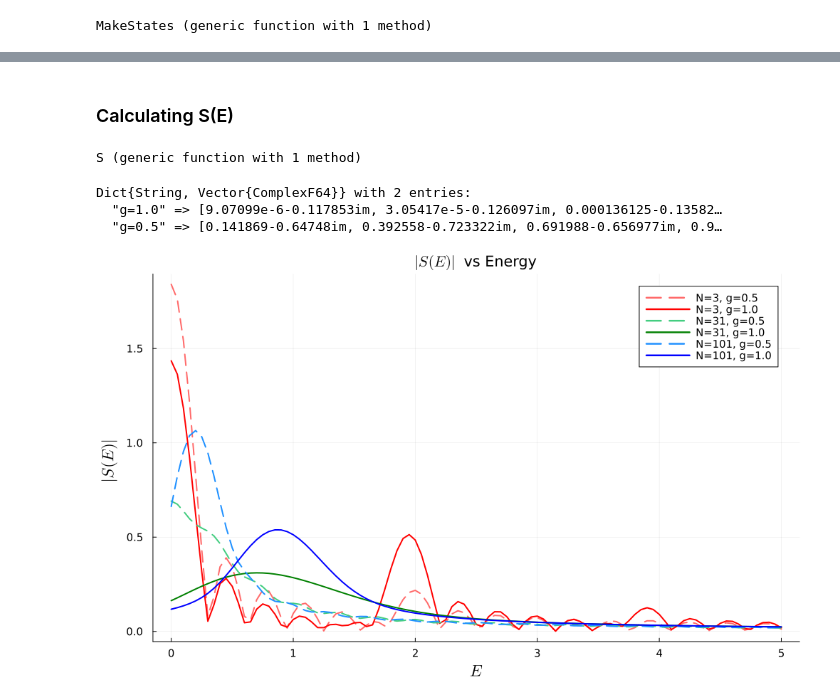
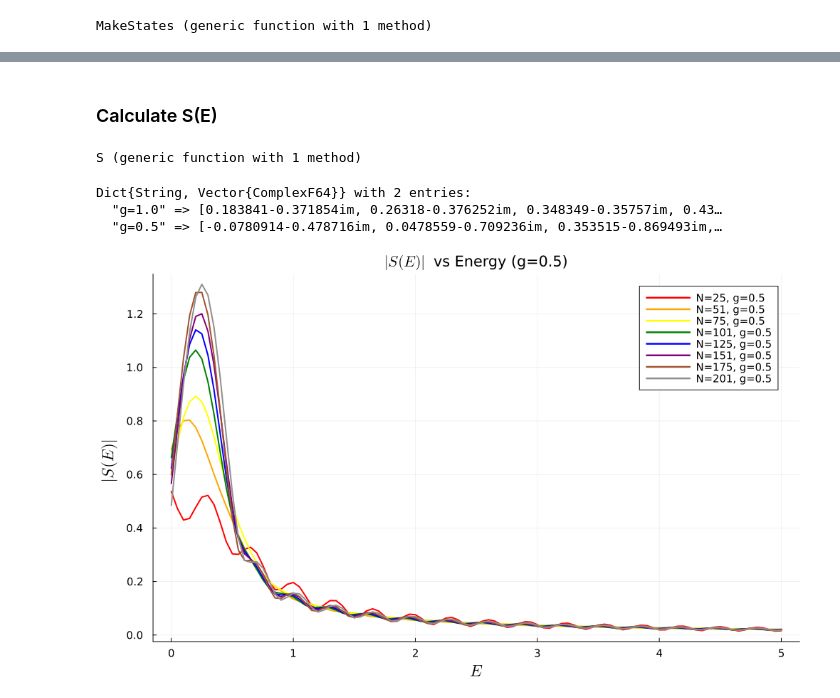
Before and after one commit to SlvrOxgnNtgnYttrm/Simulating-Collider-Physics-Using-Tensor-Networks, a Jupyter notebook: Soft Function.ipynb, the cells around one changed output, grey strips where cells are left out. Drawn from its saved outputs; the diff is of its cells as text; code cells hidden in the pictures.

```diff
--- a/Soft Function.ipynb
+++ b/Soft Function.ipynb
@@ -200,15 +144,18 @@ for g in g_list
     S_t_list = ComplexF64[] #Create temporary lists for storing S(t), the Psi_0 MPS, and the Psi_t MPS for a given value of g
     if haskey(SF_data_group, "g=$g") == false #Check if the "g=$g" subgroup doesn't exist
         create_group(SF_data_group, "g=$g") #Create a subgroup within the "N=$N, m=$mass, dp=$dp" group corresponding to the given value of g
+        if haskey(SF_MPS_group, "g=$g") == false
+            create_group(SF_MPS_group, "g=$g")
+        end
         for t in t_range
             #Calculate S(t) by taking the inner product between |Psi_0> and |Psi_t>
             Psi_0, Psi_t = MakeStates(g, t)
 
-            if haskey(SF_data_group["g=$g"], "Psi_0, t=$t") == false
-                SF_data_group["g=$g"]["Psi_0, t=$t"] = Psi_0 #Create a dataset containing the Psi_0 MPS at timestep t for a given value of g
+            if haskey(SF_MPS_group["g=$g"], "Psi_0, t=$t") == false
+                SF_MPS_group["g=$g"]["Psi_0, t=$t"] = Psi_0 #Create a dataset containing the Psi_0 MPS at timestep t for a given value of g
             end
-            if haskey(SF_data_group["g=$g"], "Psi_t, t=$t") == false
-                SF_data_group["g=$g"]["Psi_t, t=$t"] = Psi_t #Create a dataset containing the Psi_t MPS at timestep t for a given value of g
+            if haskey(SF_MPS_group["g=$g"], "Psi_t, t=$t") == false
+                SF_MPS_group["g=$g"]["Psi_t, t=$t"] = Psi_t #Create a dataset containing the Psi_t MPS at timestep t for a given value of g
             end
 
             S_t = inner(Psi_t, Psi_0)
@@ -287,5 +234,5 @@ title!("\$|S(t)|^2\$ vs time")
 # %% [markdown]
-### Calculating S(E)
+### Calculate S(E)
 # %%
 function S(E::Real, S_t)
     dt = (2/dx)/(length(t_range)-1)
@@ -300,7 +247,7 @@ end
 # %% [output]
 S (generic function with 1 method)
 # %%
-E_range = 0:0.05:15
+E_range = 0:0.05:5
 for (i, g) in enumerate(g_list)
     S_E_list = ComplexF64[] #Create a temporary list for containing S(E) values for a given value of g
     S_E_list = [S(E, S_t_list_g["g=$g"]) for E in E_range] #Store S(E) for each value of E
@@ -313,48 +260,34 @@ end
 S_E_list_g = Dict("g=$g" => [SF_data_group["g=$g"]["S(E)"][i] for i in 1:length(E_range)] for g in g_list)
 # %% [output]
 Dict{String, Vector{ComplexF64}} with 2 entries:
-  "g=1.0" => [9.07099e-6-0.117853im, 3.05417e-5-0.126097im, 0.000136125-0.13582…
-  "g=0.5" => [0.141869-0.64748im, 0.392558-0.723322im, 0.691988-0.656977im, 0.9…
+  "g=1.0" => [0.183841-0.371854im, 0.26318-0.376252im, 0.348349-0.35757im, 0.43…
+  "g=0.5" => [-0.0780914-0.478716im, 0.0478559-0.709236im, 0.353515-0.869493im,…
 # %%
 gr()
 plot()
-#= for (i, g) in enumerate(g_list)
+N_list = [25, 51, 75, 101, 125, 151, 175, 201]
+group_name = ["N=$(N_list[i]), m=2.3, dp=$(12.5/((N_list[i])*dx))" for i in 1:length(N_list)]
+colors = ["red", "orange", "yellow", "green", "blue", "purple", "sienna", "gray56"]
+for (n, N) in enumerate(N_list)
     plot!(
-        E_range,
-        [abs(S_E_list_g["g=$g"][k]) for k in 1:length(E_range)];
-        label = "g=$g",
+        E_range[1:101],
+        [abs(SF_data[group_name[n]]["g=0.5"]["S(E)"][k]) for k in 1:length(E_range)][1:101];
+        label = "N=$N, g=0.5",
         lw = 2,
-        color = colors[i]
+        ls = :solid,
+        color = colors[n]
     )
-end =#
-
-N_list = [3, 31, 101]
-group_name = ["N=3, m=2.3, dp=4.166666666666667", "N=31, m=2.3, dp=0.4032258064516129", "N=101, m=2.3, dp=0.12376237623762376"]
-linestyles = [:dash, :solid]
-colors = [["indianred1", "red"], ["seagreen3", "green"], ["dodgerblue", "blue"]]
-for (n, N) in enumerate(N_list)
-    for (i, g) in enumerate(g_list)
-        plot!(
-            E_range[1:101],
-            [abs(SF_data[group_name[n]]["g=$g"]["S(E)"][k]) for k in 1:length(E_range)][1:101];
-            label = "N=$N, g=$g",
-            lw = 2,
-            ls = linestyles[i],
-            color = colors[n][i]
-        )
-    end
 end
 
-close(SF_data)
 xlabel!("\$E\$", guidefont=font(15))
 ylabel!("\$|S(E)|\$", guidefont=font(15))
 plot!(tickfontsize=10)
 plot!(legendfontsize=10)
 plot!(size = (1000, 600))
 plot!(left_margin = 18px)
 plot!(bottom_margin = 8px)
-title!("\$|S(E)|\$ vs Energy")
+title!("\$|S(E)|\$ vs Energy (g=0.5)")
 
-#savefig("S(E) Plots/abs(S(E)), N=$N, m=23e-1, dp=417e-2")
+#savefig("S(E) Plots/abs(S(E)), N=25 to N=201, g=5e-1")
 # %% [output]
-[figure, old version]
+[figure, new version]
```
Also changed, not shown: parts of 15 cells of this notebook, 2 other files.
